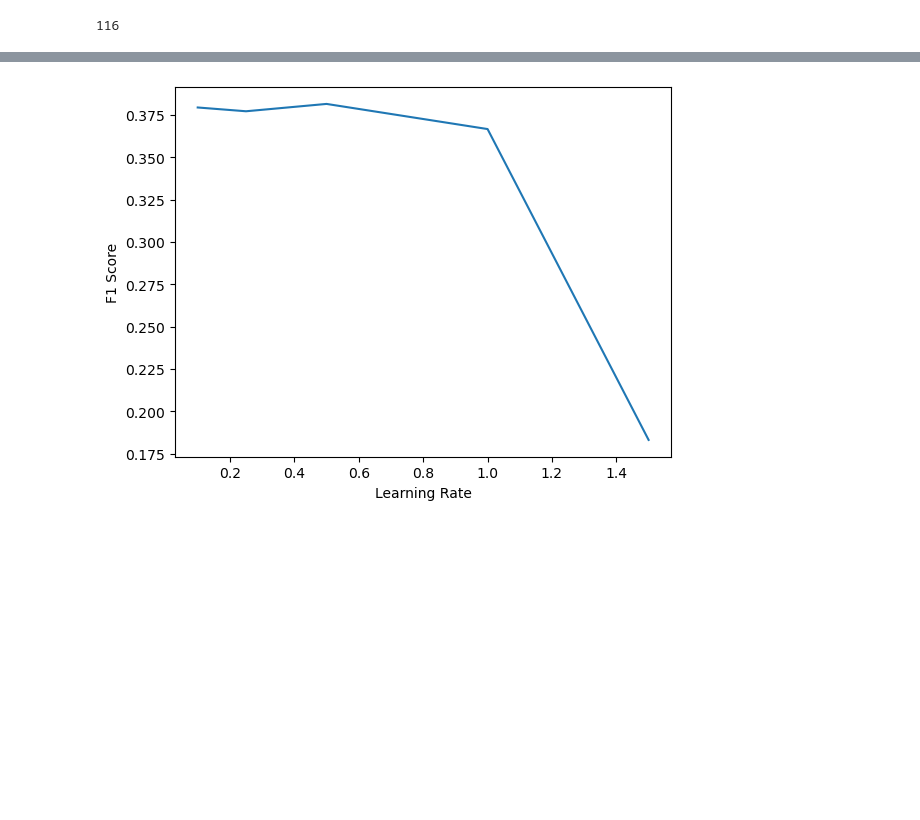
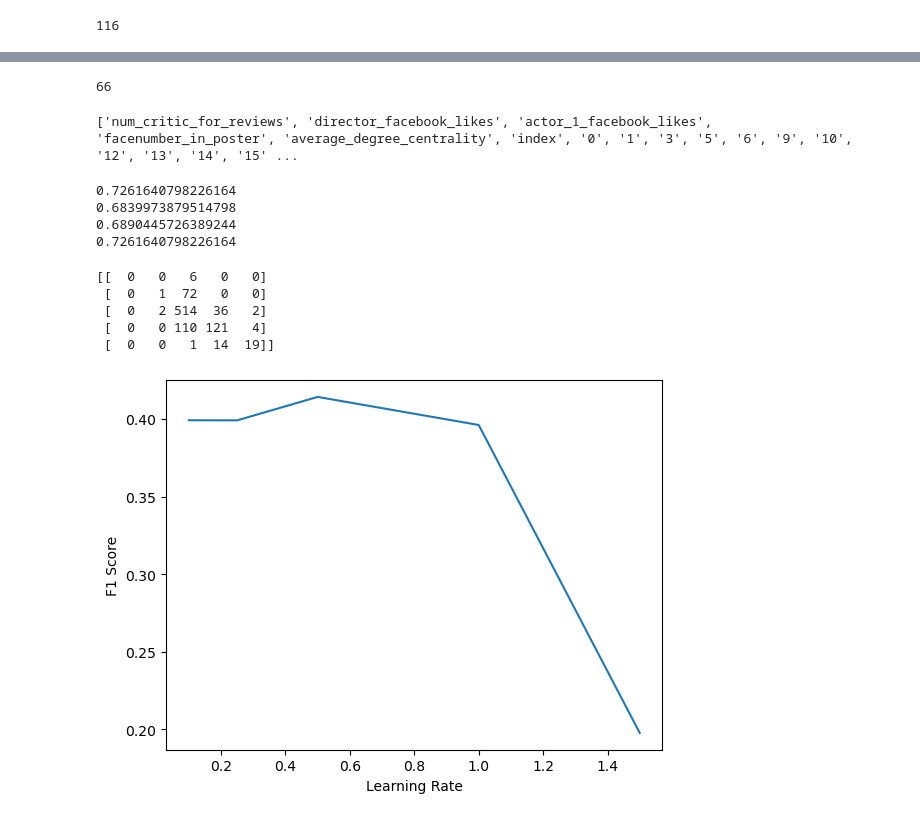
Before and after one commit to ZacLWilliams/Predict_Netflix_Rating, a Jupyter notebook: Analysis.ipynb, the cells around one changed output, grey strips where cells are left out. Cells and saved outputs as stored; diff of their text form; code cells hidden in the pictures; blank space fills up the shorter version.

```diff
--- a/Analysis.ipynb
+++ b/Analysis.ipynb
@@ -267,7 +267,7 @@ X_norm_test = scaler.transform(test_new)
 # %%
 from sklearn.ensemble import GradientBoostingClassifier
 # %%
-GTB = GradientBoostingClassifier(n_estimators=70, learning_rate=0.5,
+GTB = GradientBoostingClassifier(n_estimators=100, learning_rate=0.1,
                                  max_depth=5, random_state=0).fit(X_norm, y_train)
 y_GTB = GTB.predict(X_norm_test)
 df_GTB = pd.DataFrame(y_GTB, columns=['imdb_score_binned'])
@@ -289,0 +310,12 @@ print(f1_score(y_test, y_GTB, average='macro'))
+# %%
+from sklearn.inspection import permutation_importance
+from matplotlib import pyplot as plt
+result = permutation_importance(GTB, X_norm_test, y_test, n_repeats=10, random_state=42, n_jobs=2)
+
+gtb_importances = pd.Series(result.importances_mean, index=test_new.columns)
+
+fig, ax = plt.subplots()
+gtb_importances.plot.bar(ax=ax)
+ax.set_title("Feature importances using permutation on full model")
+ax.set_ylabel("Mean decrease in impurity")
+fig.tight_layout()
@@ -289,0 +324,18 @@ print(f1_score(y_test, y_GTB, average='macro'))
+# %%
+count = 0
+remove_features = []
+for i in range(len(gtb_importances)):
+    if (gtb_importances[i] < 0):
+        remove_features.append(test_new.columns[i])
+        count = count + 1
+print(count)
+# %% [output]
+66
+# %%
+print(remove_features)
+# %% [output]
+['num_critic_for_reviews', 'director_facebook_likes', 'actor_1_facebook_likes', 'facenumber_in_poster', 'average_degree_centrality', 'index', '0', '1', '3', '5', '6', '9', '10', '12', '13', '14', '15' ...
+# %%
+X_norm_test_dropped = pd.DataFrame(X_norm_test, columns=test_new.columns).drop(columns=remove_features)
+
+X_norm_dropped = pd.DataFrame(X_norm, columns=test_new.columns).drop(columns=remove_features)
@@ -290,23 +348,49 @@ print(f1_score(y_test, y_GTB, average='macro'))
+# %%
+from sklearn.metrics import recall_score, precision_score, accuracy_score, f1_score
+print(accuracy_score(y_test, y_GTB))
+print(f1_score(y_test, y_GTB, average='weighted'))
+print(precision_score(y_test, y_GTB, average='weighted'))
+print(recall_score(y_test, y_GTB, average='weighted'))
+# There is a large label imbalance so we will go with weighted average instead of macro
+# %% [output]
+0.7261640798226164
+0.6839973879514798
+0.6890445726389244
+0.7261640798226164
+# %%
+from sklearn.metrics import confusion_matrix
+
+cm = confusion_matrix(y_test, y_GTB)
+
+print(cm)
+
+# The confusion matrix suggests that we are getting low values for f1 score due to a lack of data for low ratings.
+# %% [output]
+[[  0   0   6   0   0]
+ [  0   1  72   0   0]
+ [  0   2 514  36   2]
+ [  0   0 110 121   4]
+ [  0   0   1  14  19]]
 # %%
 # Evaluate effectiveness of Gradient Boosting model
 from matplotlib import pyplot as plt
 from sklearn.ensemble import GradientBoostingClassifier
 from sklearn.metrics import f1_score
 
 
 learning_rate = [1.5, 1, 0.5, 0.25, 0.1]
 y_pred_learning = []
 for rate in learning_rate:
-    model = GradientBoostingClassifier(learning_rate=rate).fit(X_norm, y_train)
-    y_pred = model.predict(X_norm_test)
+    model = GradientBoostingClassifier(learning_rate=rate).fit(X_norm_dropped, y_train)
+    y_pred = model.predict(X_norm_test_dropped)
     y_pred_learning.append(f1_score(y_test, y_pred, average='macro'))
 
 plt.plot(learning_rate, y_pred_learning)
 plt.ylabel('F1 Score')
 plt.xlabel('Learning Rate')
 plt.show()
 # %% [output]
-[figure, old version]
+[figure, new version]
 # %%
 n_estimators = [1, 2, 4, 8, 16, 32, 64, 100, 200, 300]
 y_pred_est = []
```
Also changed, not shown: parts of 17 cells of this notebook, 1 other file.
